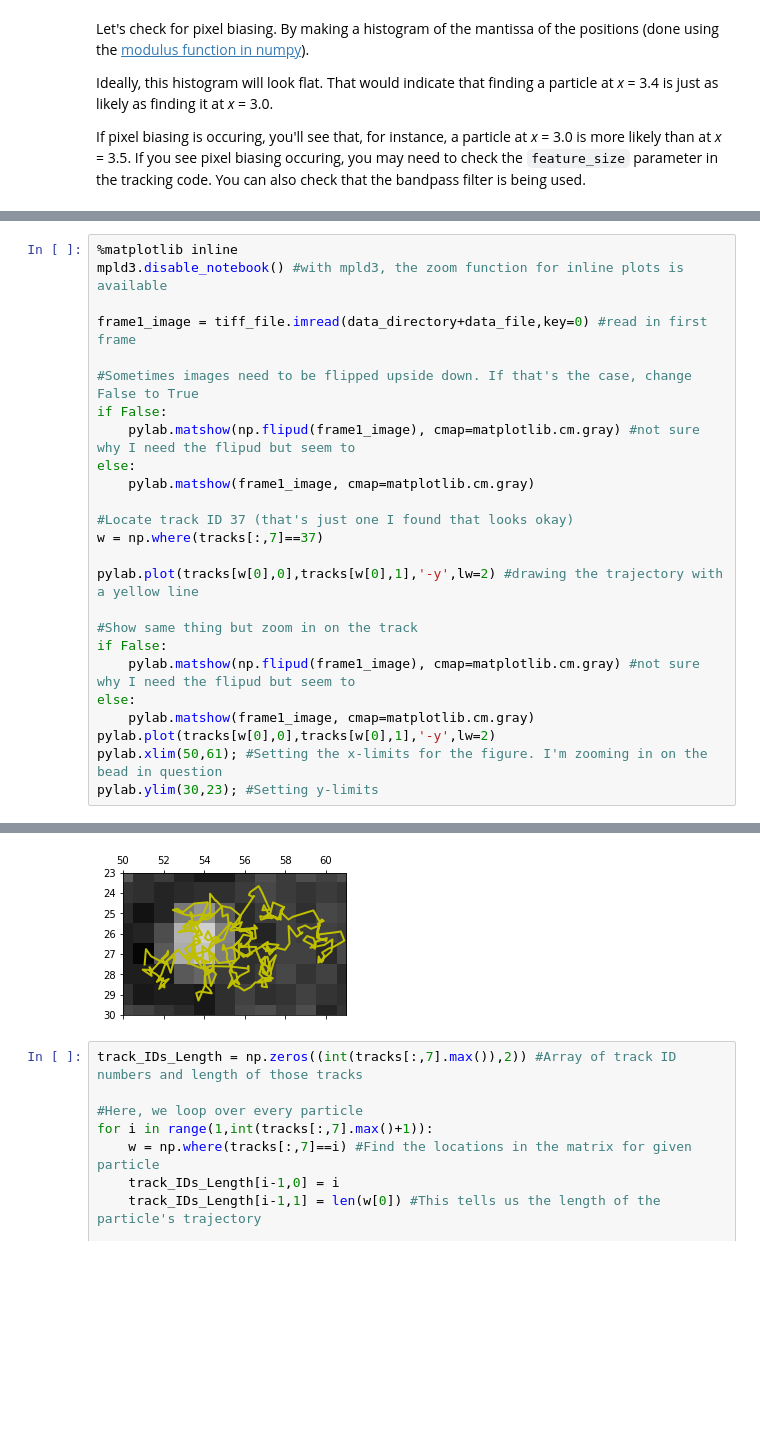
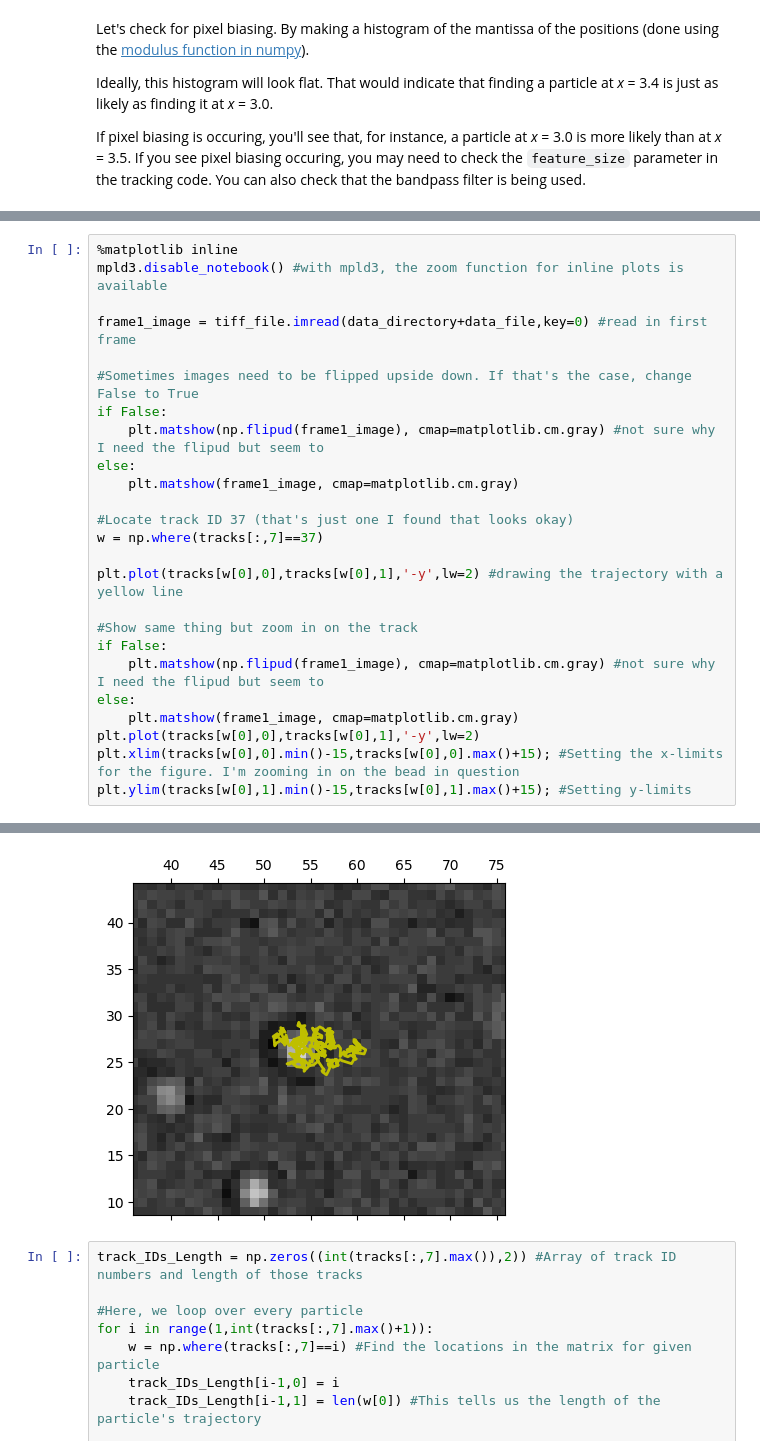
Before and after one commit to rmcgorty/ParticleTracking-Python, a Jupyter notebook: jupyter_notebooks/Particle Tracking -- DEMONSTRATION, TUTORIAL.ipynb, the cells around one changed output, grey strips where cells are left out. Saved outputs shown, nothing was run; the diff lists cells and outputs as text; blank space fills up the shorter version.

Commit message:
use matplotlib.pyplot as plt

```diff
--- a/jupyter_notebooks/Particle Tracking -- DEMONSTRATION, TUTORIAL.ipynb
+++ b/jupyter_notebooks/Particle Tracking -- DEMONSTRATION, TUTORIAL.ipynb
@@ -232,21 +232,21 @@ frame1_image = tiff_file.imread(data_directory+data_file,key=0) #read in first f
 
 #Sometimes images need to be flipped upside down. If that's the case, change False to True
 if False:
-    pylab.matshow(np.flipud(frame1_image), cmap=matplotlib.cm.gray) #not sure why I need the flipud but seem to
+    plt.matshow(np.flipud(frame1_image), cmap=matplotlib.cm.gray) #not sure why I need the flipud but seem to
 else:
-    pylab.matshow(frame1_image, cmap=matplotlib.cm.gray)
+    plt.matshow(frame1_image, cmap=matplotlib.cm.gray)
 
 #Locate track ID 37 (that's just one I found that looks okay)
 w = np.where(tracks[:,7]==37)
 
-pylab.plot(tracks[w[0],0],tracks[w[0],1],'-y',lw=2) #drawing the trajectory with a yellow line
+plt.plot(tracks[w[0],0],tracks[w[0],1],'-y',lw=2) #drawing the trajectory with a yellow line
 
 #Show same thing but zoom in on the track
 if False:
-    pylab.matshow(np.flipud(frame1_image), cmap=matplotlib.cm.gray) #not sure why I need the flipud but seem to
+    plt.matshow(np.flipud(frame1_image), cmap=matplotlib.cm.gray) #not sure why I need the flipud but seem to
 else:
-    pylab.matshow(frame1_image, cmap=matplotlib.cm.gray)
-pylab.plot(tracks[w[0],0],tracks[w[0],1],'-y',lw=2)
-pylab.xlim(50,61); #Setting the x-limits for the figure. I'm zooming in on the bead in question
-pylab.ylim(30,23); #Setting y-limits
+    plt.matshow(frame1_image, cmap=matplotlib.cm.gray)
+plt.plot(tracks[w[0],0],tracks[w[0],1],'-y',lw=2)
+plt.xlim(tracks[w[0],0].min()-15,tracks[w[0],0].max()+15); #Setting the x-limits for the figure. I'm zooming in on the bead in question
+plt.ylim(tracks[w[0],1].min()-15,tracks[w[0],1].max()+15); #Setting y-limits
 # %% [output]
@@ -254,4 +254,4 @@ pylab.ylim(30,23); #Setting y-limits
-[figure, old version]
+[figure, new version]
 # %%
 track_IDs_Length = np.zeros((int(tracks[:,7].max()),2)) #Array of track ID numbers and length of those tracks
 
```
Also changed, not shown: parts of 6 cells of this notebook.
